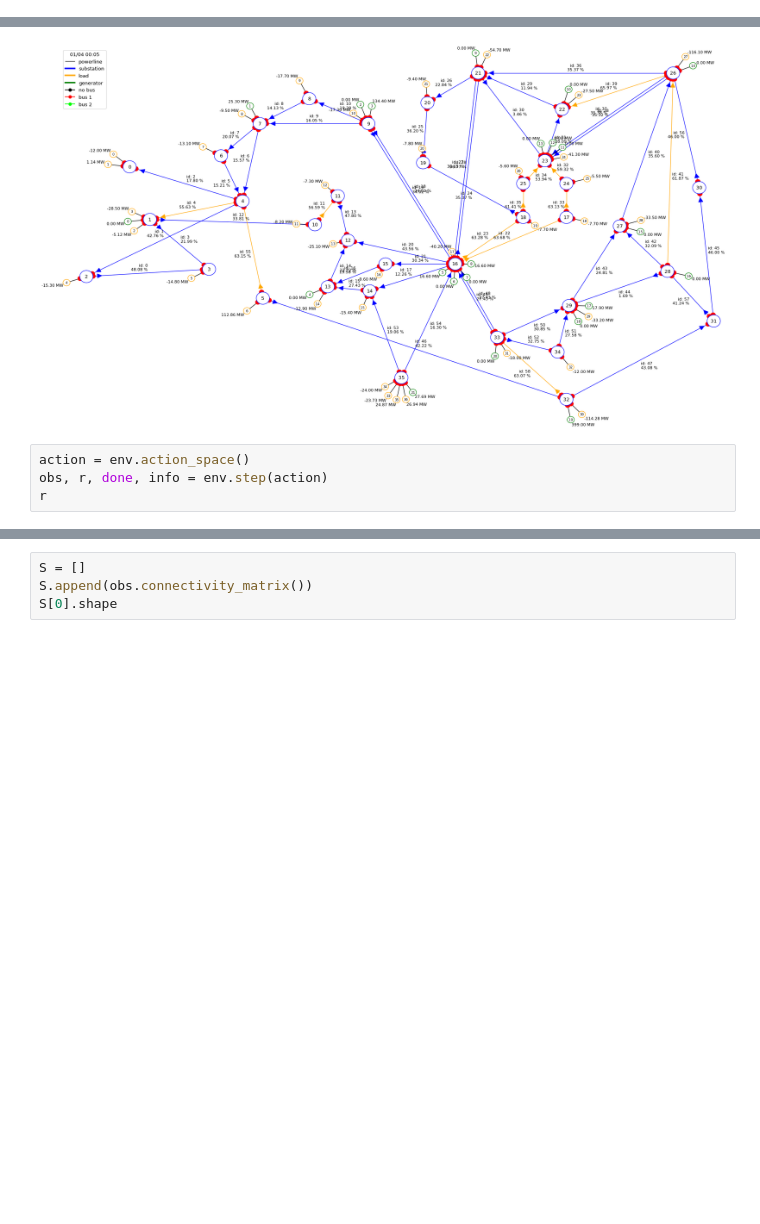
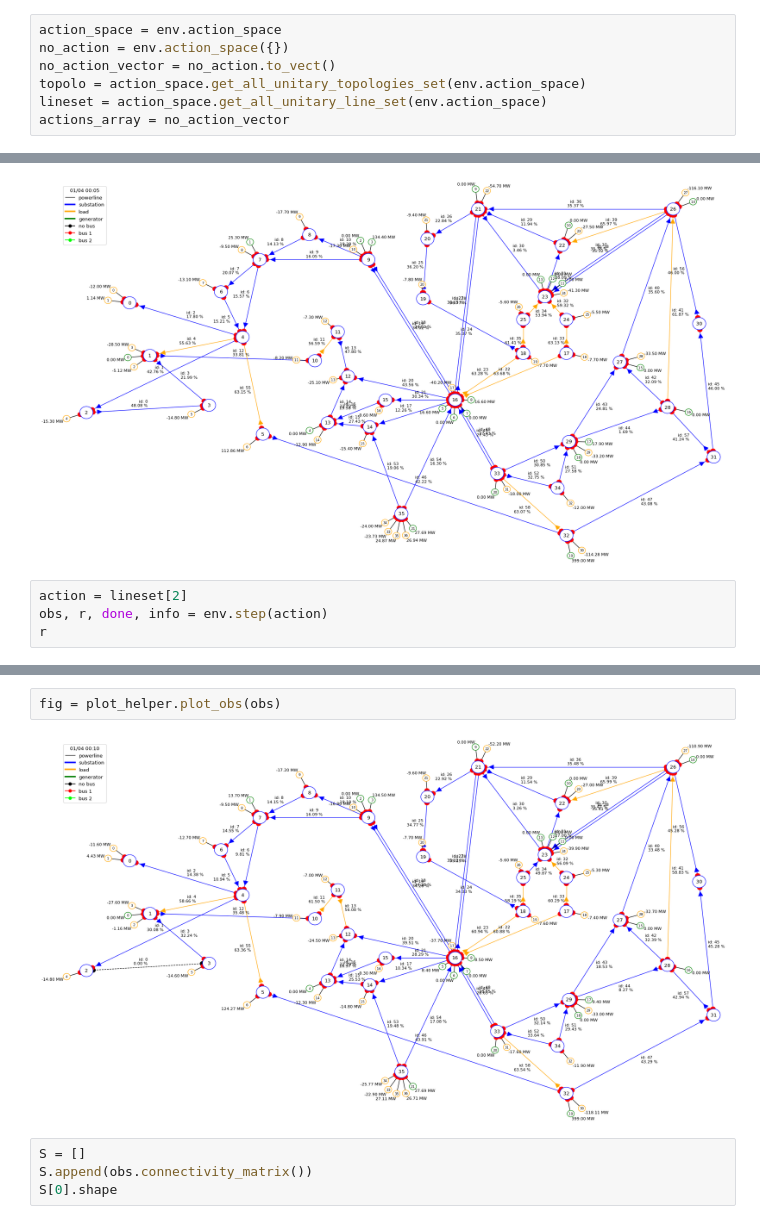
Before and after one commit to jajimer/l2rpn_challenge, a Jupyter notebook: notebooks/Entendiendo el problema.ipynb, the cells around one changed output, grey strips where cells are left out. Saved outputs shown, nothing was run; the diff lists cells and outputs as text; blank space fills up the shorter version.

```diff
--- a/notebooks/Entendiendo el problema.ipynb
+++ b/notebooks/Entendiendo el problema.ipynb
@@ -27,3 +53,10 @@ len(obs.sub_info)
 Number of elements connected to each substations in the powergrid: [ 3  6  3  3  6  3  3  6  3  7  3  3  4  5  4  3 17  3  4  3  3  8  5 10
   3  3  9  5  5  7  2  3  5  7  3  7]
 36
+# %%
+action_space = env.action_space
+no_action = env.action_space({})
+no_action_vector = no_action.to_vect()
+topolo = action_space.get_all_unitary_topologies_set(env.action_space)
+lineset = action_space.get_all_unitary_line_set(env.action_space)
+actions_array = no_action_vector
@@ -53,7 +114,7 @@ fig = plot_helper.plot_obs(obs)
 # %% [output]
 [figure]
 # %%
-action = env.action_space()
+action = lineset[2]
 obs, r, done, info = env.step(action)
 r
 # %% [output]
@@ -61,3 +141,7 @@ r
+# %%
+fig = plot_helper.plot_obs(obs)
+# %% [output]
+[figure, added]
 # %%
 S = []
 S.append(obs.connectivity_matrix())
```
Also changed, not shown: parts of 5 cells of this notebook, 6 other files.
